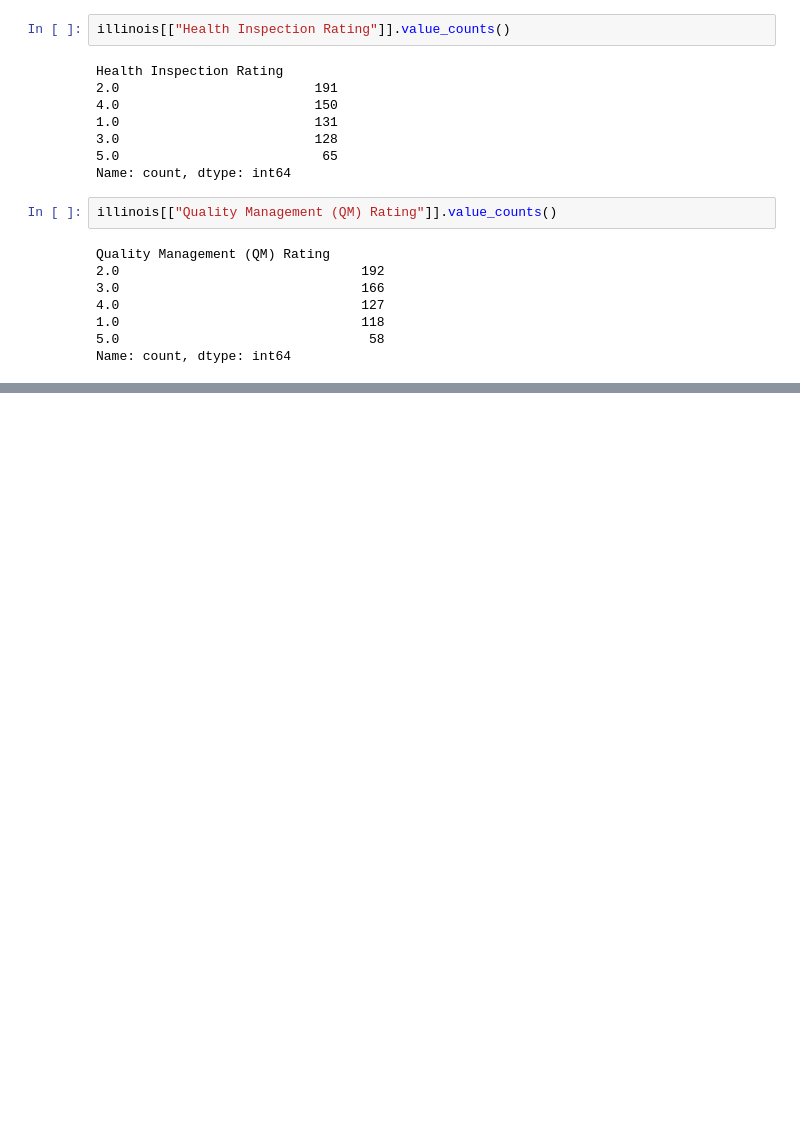
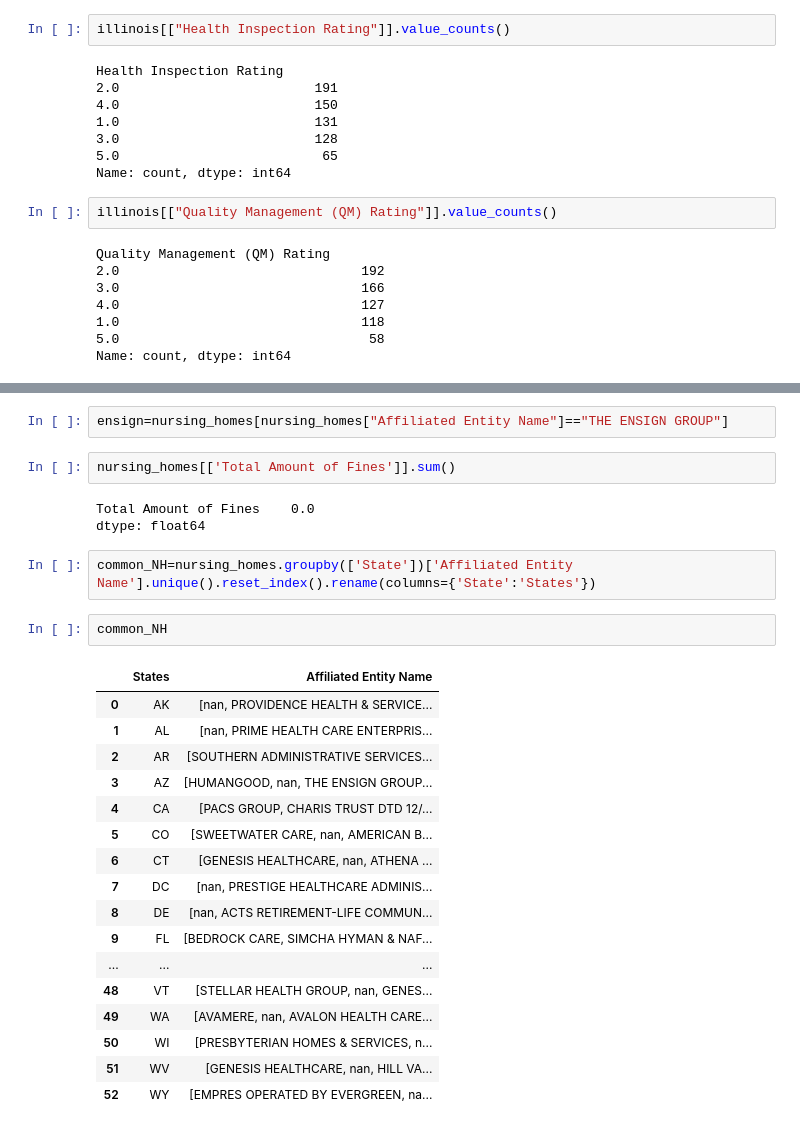
Before and after one commit to ebestford/Nursing_Homes_US, a Jupyter notebook: notebook/Elizabeth Bestford Python Capstone.ipynb, the cells around one changed output, grey strips where cells are left out. Saved outputs shown, nothing was run; the diff lists cells and outputs as text; blank space fills up the shorter version.

```diff
--- a/notebook/Elizabeth Bestford Python Capstone.ipynb
+++ b/notebook/Elizabeth Bestford Python Capstone.ipynb
@@ -434,0 +454,29 @@ Name: count, dtype: int64
+# %%
+ensign=nursing_homes[nursing_homes["Affiliated Entity Name"]=="THE ENSIGN GROUP"]
+# %%
+nursing_homes[['Total Amount of Fines']].sum()
+# %% [output]
+Total Amount of Fines    0.0
+dtype: float64
+# %%
+common_NH=nursing_homes.groupby(['State'])['Affiliated Entity Name'].unique().reset_index().rename(columns={'State':'States'})
+# %%
+common_NH
+# %% [output]
+|  | States | Affiliated Entity Name |
+| 0 | AK | [nan, PROVIDENCE HEALTH & SERVICE... |
+| 1 | AL | [nan, PRIME HEALTH CARE ENTERPRIS... |
+| 2 | AR | [SOUTHERN ADMINISTRATIVE SERVICES... |
+| 3 | AZ | [HUMANGOOD, nan, THE ENSIGN GROUP... |
+| 4 | CA | [PACS GROUP, CHARIS TRUST DTD 12/... |
+| 5 | CO | [SWEETWATER CARE, nan, AMERICAN B... |
+| 6 | CT | [GENESIS HEALTHCARE, nan, ATHENA ... |
+| 7 | DC | [nan, PRESTIGE HEALTHCARE ADMINIS... |
+| 8 | DE | [nan, ACTS RETIREMENT-LIFE COMMUN... |
+| 9 | FL | [BEDROCK CARE, SIMCHA HYMAN & NAF... |
+| ... | ... | ... |
+| 48 | VT | [STELLAR HEALTH GROUP, nan, GENES... |
+| 49 | WA | [AVAMERE, nan, AVALON HEALTH CARE... |
+| 50 | WI | [PRESBYTERIAN HOMES & SERVICES, n... |
+| 51 | WV | [GENESIS HEALTHCARE, nan, HILL VA... |
+| 52 | WY | [EMPRES OPERATED BY EVERGREEN, na... |
```
Also changed, not shown: parts of 40 cells of this notebook.
